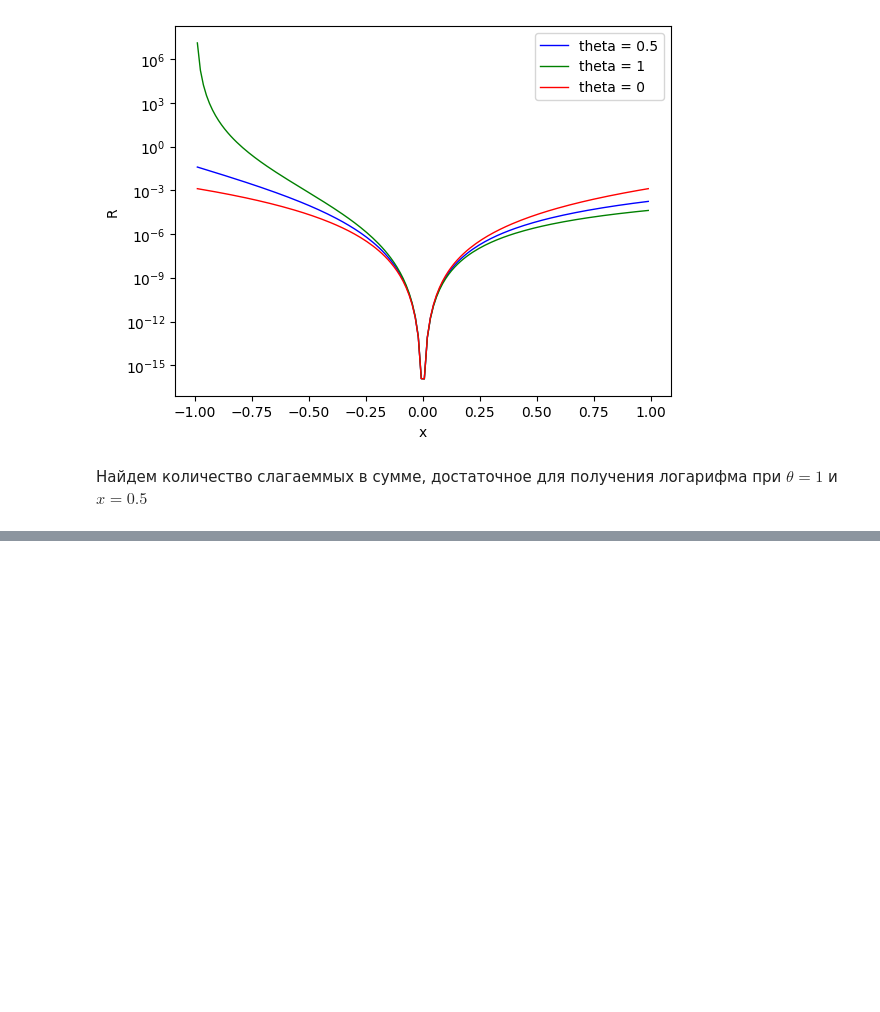
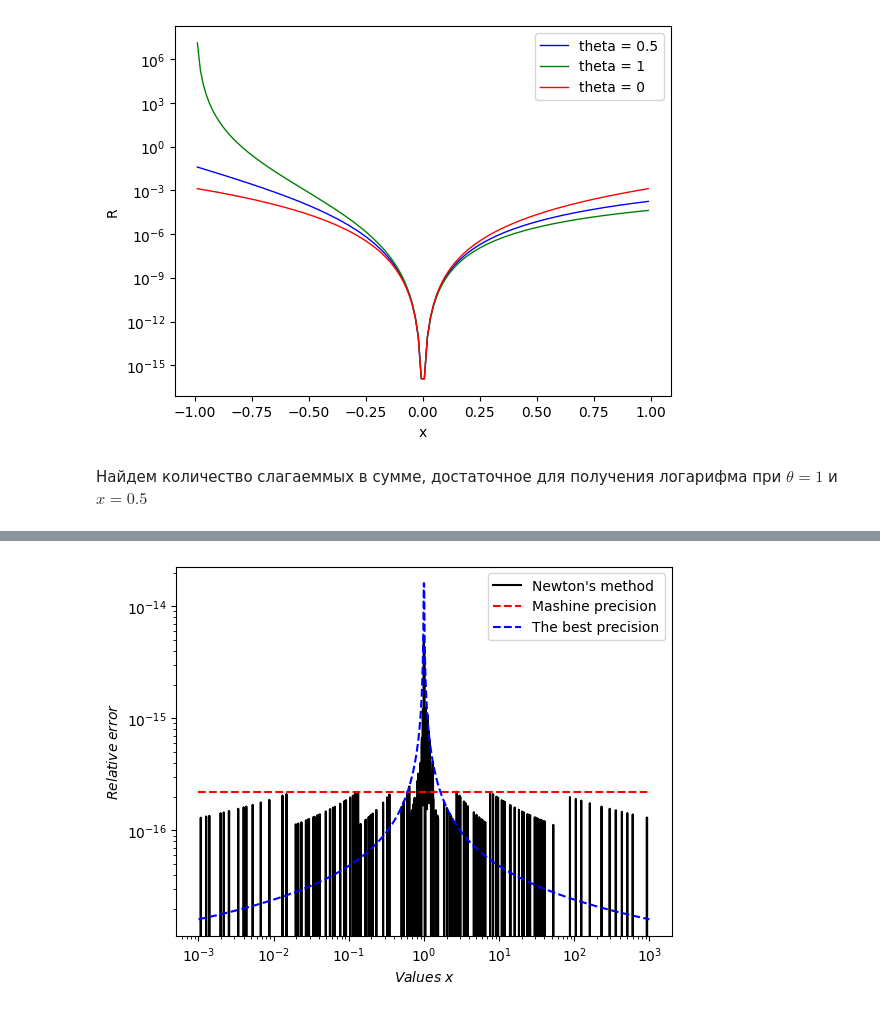
Before and after one commit to Frog6616261/numerecal_methods, a Jupyter notebook: laboratory_work_3/completed_task.ipynb, the cells around one changed output, grey strips where cells are left out. Cells and saved outputs as stored; diff of their text form; code cells hidden in the pictures; blank space fills up the shorter version.

```diff
--- a/laboratory_work_3/completed_task.ipynb
+++ b/laboratory_work_3/completed_task.ipynb
@@ -146,8 +146,8 @@ plt.show()
 # %% [markdown]
 Найдем количество слагаеммых в сумме, достаточное для получения логарифма при $\theta = 1$ и $x = 0.5$
 # %%
-x = 0.5
-k = 10e-9
+x = 2
+k = 10e-5
 N1 = np.linspace(0, 99, 100)
 R = []
 
@@ -184,0 +279,37 @@ $$u_n=\cos\frac{\pi(n+1/2)}{N+1},\quad n=0..N.$$
+# %%
+epsilon=np.finfo(np.double).eps
+
+def update_log_newton(x, N=10):
+  y = np.zeros(len(x))
+  for i in range(0, len(x)):
+    if x[i]<=2:
+      y[i]=(x[i]-1)-(x[i]-1)**2/2+(x[i]-1)**3/3 # if abs(x) <= 2 then used use the expansion of the logarithm in a series with a small value in the argument
+    else:
+      n = 0
+      k = max(x)
+      while k**(1/(2**n)) > 1.99:
+        n+=1
+
+      y[i] = (2**n)*(x[i]**(1/2**n)-1 - (x[i]**(1/2**n)-1)**2/2 + (x[i]**(1/2**n)-1)**3/3) # reduce to the case of a series with the logarithm of a small argument
+
+  for j in range(N):
+    y+=-1+x/np.exp(y)
+  return y
+
+
+
+eps0=np.finfo(np.double).eps
+N=10
+x=np.logspace(-3,3,1000)
+best_precision=(epsilon/2)*np.abs(1./np.log(x))
+y0=np.log(x)
+y=update_log_newton(x,N)
+plt.loglog(x,relative_error(y0,y),'-k', label = 'Newton\'s method')
+plt.loglog(x, np.full(x.shape, eps0), '--r', label='Mashine precision')
+plt.loglog(x, best_precision, '--b', label='The best precision')
+plt.xlabel("$Values\;x$")
+plt.ylabel("$Relative\;error$")
+plt.legend()
+plt.show()
+# %% [output]
+[figure, added]
```
Also changed, not shown: parts of 18 cells of this notebook, 1 other file.
